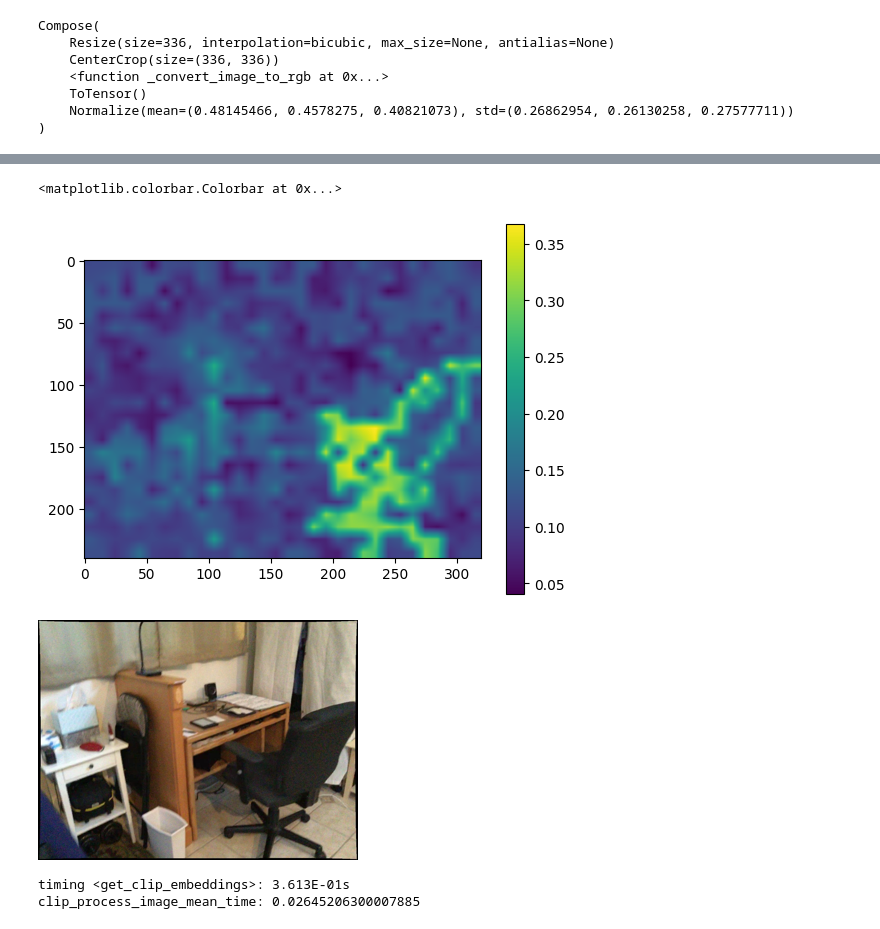
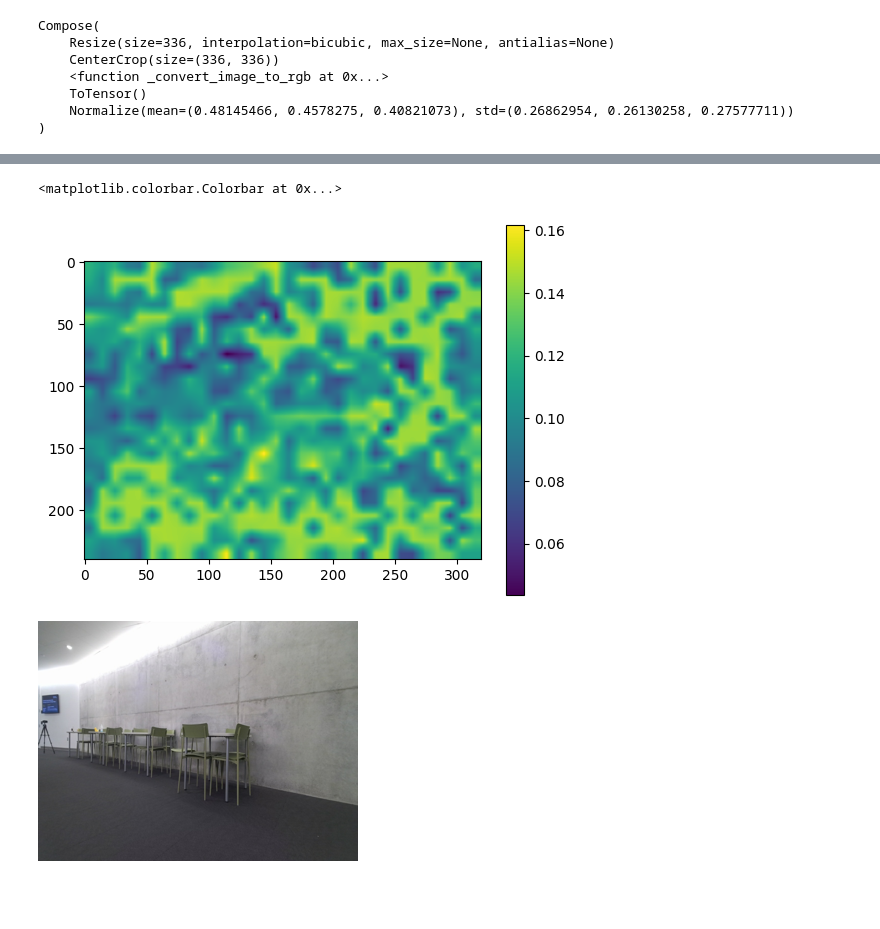
Before and after one commit to RogerQi/Patched_CLIP, a Jupyter notebook: example.ipynb, the cells around one changed output, grey strips where cells are left out. Drawn from its saved outputs; the diff is of its cells as text; code cells hidden in the pictures; blank space fills up the shorter version.

```diff
--- a/example.ipynb
+++ b/example.ipynb
@@ -16,7 +19,7 @@ model, preprocess = load_clip()
 device = CLIP_args.device
 # %%
 # text
-class_list = ['chair', 'computer monitor', 'background', 'shelf', 'table', 'wall', 'floor']
+class_list = ['chair', 'computer monitor', 'background', 'shelf', 'table', 'wall', 'floor', 'spoon']
 
 text_inputs = torch.cat([modified_clip.tokenize(f"a photo of a {c}") for c in class_list]).to(device)
 
@@ -34,14 +37,15 @@ Compose(
     Normalize(mean=(0.48145466, 0.4578275, 0.40821073), std=(0.26862954, 0.26130258, 0.27577711))
 )
 # %%
-image_paths = ['test.jpg']
+# image_paths = ['/Users/rogerq/Downloads/IMG_6694 Large.jpeg']
+image_paths = ['test7.jpg']
 # %%
 # CLIP_args.clip_model_name = CLIPArgs.model_type
 # CLIP_args.device = device
 high_res_feature = True
 
 # Load images into pillow images
-images = [Image.open(image_path) for image_path in image_paths]
+images = [Image.open(image_path).resize((320, 240)) for image_path in image_paths]
 
 # Get CLIP embeddings
 with torch.no_grad():
@@ -59,14 +64,14 @@ clip_process_image_mean_time: 0.729180943000074
 # %%
 patch_features_bchw = descriptors / descriptors.norm(dim=1, keepdim=True)
 similarity_mat_bhwc = einsum(patch_features_bchw, text_features, 'b c h w, d c -> b d h w')
 similarity_mat_bhwc = F.interpolate(similarity_mat_bhwc, size=(240, 320), mode='bilinear', align_corners=False)
-heatmap = similarity_mat_bhwc[0, 0, :, :].cpu().numpy()
+heatmap = similarity_mat_bhwc[0, 7, :, :].cpu().numpy()
 plt.imshow(heatmap)
 plt.colorbar()
 # %% [output]
 <matplotlib.colorbar.Colorbar at 0x...>
-[figure, old version]
+[figure, new version]
 # %%
 images[0].resize((320, 240))
 # %% [output]
-[figure, old version]
+[figure, new version]
@@ -84,12 +77,0 @@ for img in images:
-# %%
-# Get CLIP embeddings
-with torch.no_grad():
-    descriptors = get_clip_embeddings(image_tensors,
-                                      to_cpu=False,
-                                      model=model,
-                                      preprocess=preprocess,
-                                      skip_center_crop=high_res_feature)
-    descriptors = descriptors.to(device)  # BCHW
-# %% [output]
-timing <get_clip_embeddings>: 3.613E-01s
-clip_process_image_mean_time: 0.02645206300007885
```
Also changed, not shown: parts of 8 cells of this notebook, 1 other file.
